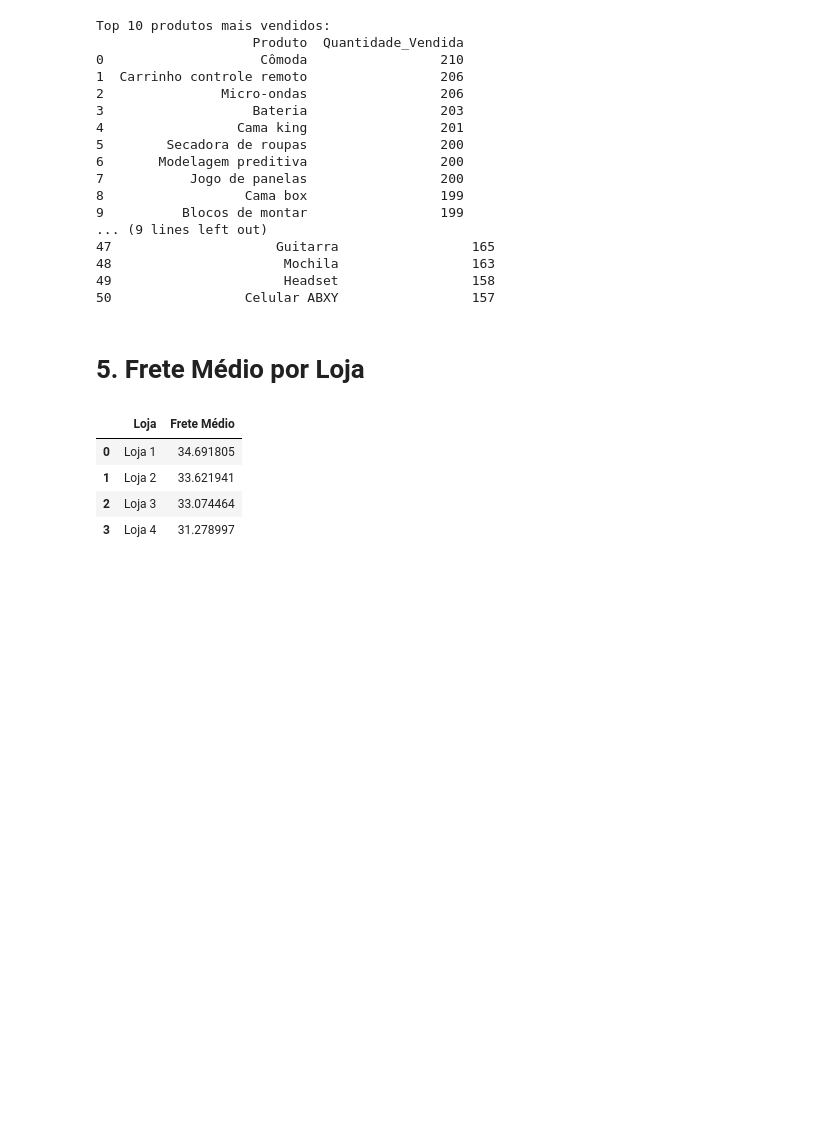
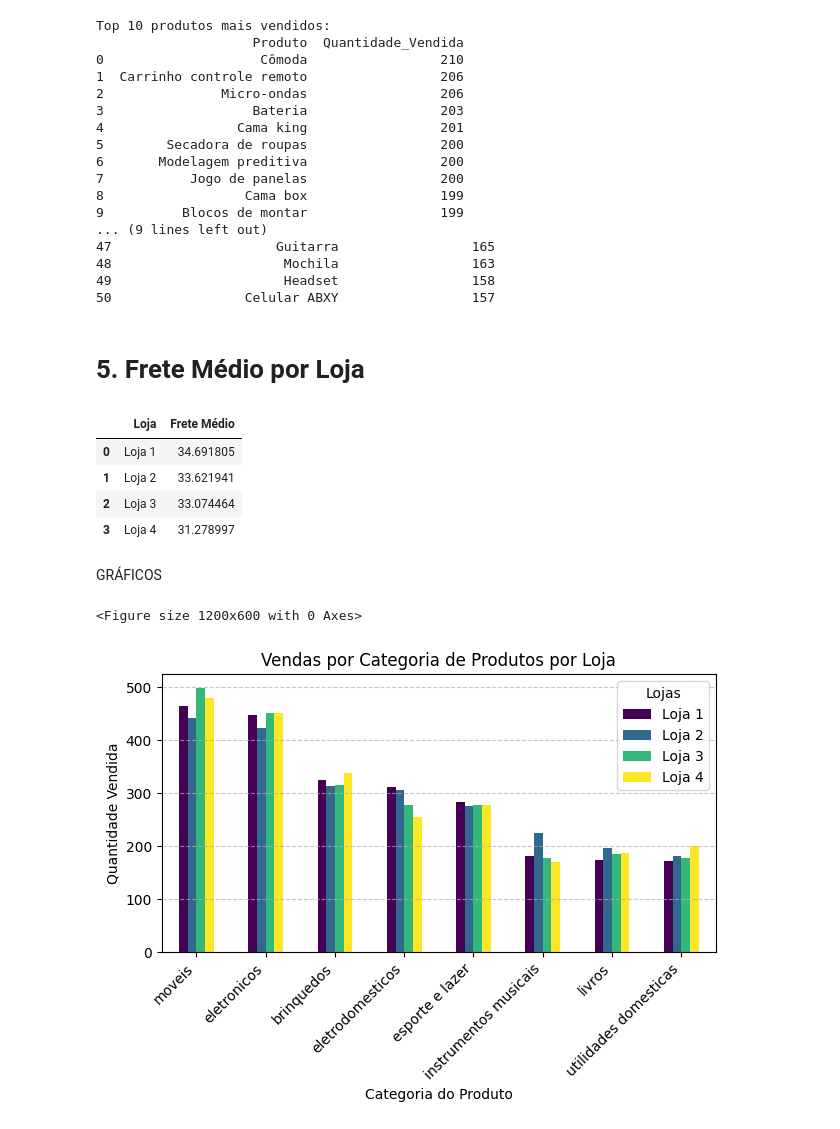
Before and after one commit to bravo-ti/Challenge-1---Alura-Store, a Jupyter notebook: AluraStoreBr_By_Wilson_Soares.ipynb, the cells around one changed output. Cells and saved outputs as stored; diff of their text form; code cells hidden in the pictures; blank space fills up the shorter version.

```diff
--- a/AluraStoreBr_By_Wilson_Soares.ipynb
+++ b/AluraStoreBr_By_Wilson_Soares.ipynb
@@ -217,3 +249,36 @@ frete_medio_por_loja
 | 1 | Loja 2 | 33.621941 |
 | 2 | Loja 3 | 33.074464 |
 | 3 | Loja 4 | 31.278997 |
+# %% [markdown]
+GRÁFICOS
+# %%
+import pandas as pd
+import matplotlib.pyplot as plt
+
+# Supondo que 'lojas' seja uma lista de DataFrames
+todos_dados = pd.concat(lojas, keys=[f'Loja {i+1}' for i in range(len(lojas))])
+
+# Criar a tabela de vendas
+tabela_vendas = pd.crosstab(
+    index=todos_dados['Categoria do Produto'],
+    columns=todos_dados.index.get_level_values(0),
+    colnames=[None]
+).assign(TOTAL=lambda x: x.sum(axis=1))  # Adiciona coluna TOTAL
+
+# Ordenar por TOTAL (decrescente)
+tabela_vendas = tabela_vendas.sort_values('TOTAL', ascending=False)
+
+# --- Gráfico de Barras Agrupadas (Vendas por Loja) ---
+plt.figure(figsize=(12, 6))
+tabela_vendas.drop(columns='TOTAL').plot(kind='bar', stacked=False, colormap='viridis')
+plt.title('Vendas por Categoria de Produtos por Loja')
+plt.xlabel('Categoria do Produto')
+plt.ylabel('Quantidade Vendida')
+plt.xticks(rotation=45, ha='right')
+plt.grid(axis='y', linestyle='--', alpha=0.7)
+plt.legend(title='Lojas')
+plt.tight_layout()
+plt.show()
+# %% [output]
+<Figure size 1200x600 with 0 Axes>
+[figure, added]
```
Also changed, not shown: parts of 1 cell of this notebook.
